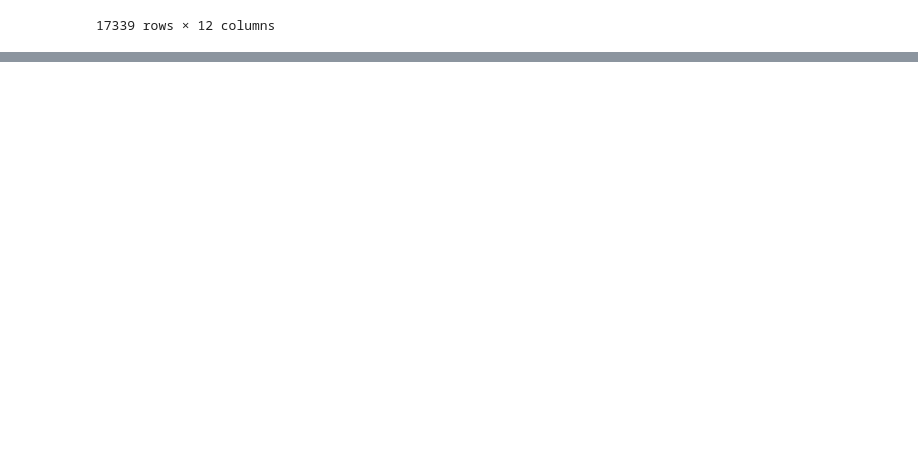
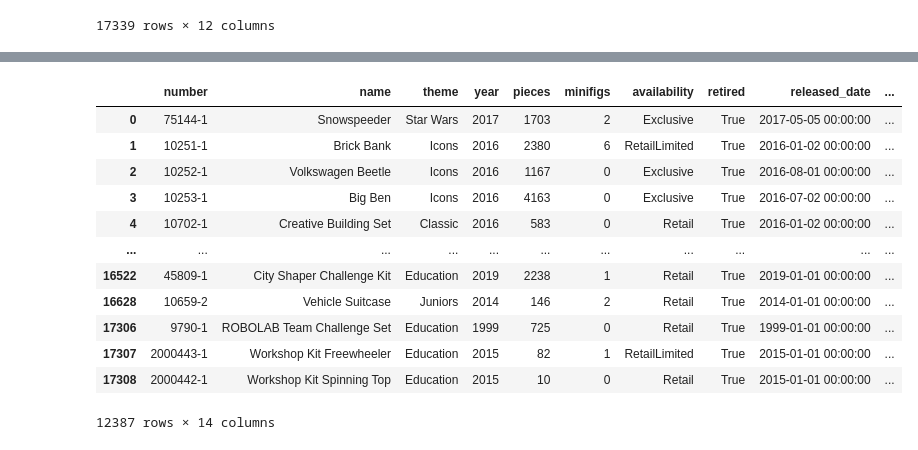
Before and after one commit to dawidgrabarczyk/lego-investment-analysis, a Jupyter notebook: lego.ipynb, the cells around one changed output, grey strips where cells are left out. Drawn from its saved outputs; the diff is of its cells as text; code cells hidden in the pictures; blank space fills up the shorter version.

```diff
--- a/lego.ipynb
+++ b/lego.ipynb
@@ -122,0 +145,28 @@ df
+# %%
+#filer database
+df = df[(df['year'] >= 1980) & (df['year'] <= 2022)]
+df = df[(df['retail'] != 0)]
+df = df[(df['retired'] == True)]
+
+#reset index (number rows ascending)
+sets_themes = df.reset_index(drop=True)
+# %%
+#create new columns (HPR, HPY, APR)
+df['HPR'] = (df['value'] - df['retail']) / df['retail']
+df['APR'] = ((df['HPR'] + 1) ** (1/(2024 - df['year']))) - 1
+
+df
+# %% [output]
+|  | number | name | theme | year | pieces | minifigs | availability | retired | released_date | ... |
+| 0 | 75144-1 | Snowspeeder | Star Wars | 2017 | 1703 | 2 | Exclusive | True | 2017-05-05 00:00:00 | ... |
+| 1 | 10251-1 | Brick Bank | Icons | 2016 | 2380 | 6 | RetailLimited | True | 2016-01-02 00:00:00 | ... |
+| 2 | 10252-1 | Volkswagen Beetle | Icons | 2016 | 1167 | 0 | Exclusive | True | 2016-08-01 00:00:00 | ... |
+| 3 | 10253-1 | Big Ben | Icons | 2016 | 4163 | 0 | Exclusive | True | 2016-07-02 00:00:00 | ... |
+| 4 | 10702-1 | Creative Building Set | Classic | 2016 | 583 | 0 | Retail | True | 2016-01-02 00:00:00 | ... |
+| ... | ... | ... | ... | ... | ... | ... | ... | ... | ... | ... |
+| 16522 | 45809-1 | City Shaper Challenge Kit | Education | 2019 | 2238 | 1 | Retail | True | 2019-01-01 00:00:00 | ... |
+| 16628 | 10659-2 | Vehicle Suitcase | Juniors | 2014 | 146 | 2 | Retail | True | 2014-01-01 00:00:00 | ... |
+| 17306 | 9790-1 | ROBOLAB Team Challenge Set | Education | 1999 | 725 | 0 | Retail | True | 1999-01-01 00:00:00 | ... |
+| 17307 | 2000443-1 | Workshop Kit Freewheeler | Education | 2015 | 82 | 1 | RetailLimited | True | 2015-01-01 00:00:00 | ... |
+| 17308 | 2000442-1 | Workshop Kit Spinning Top | Education | 2015 | 10 | 0 | Retail | True | 2015-01-01 00:00:00 | ... |
+12387 rows × 14 columns
```
Also changed, not shown: parts of 11 cells of this notebook, 1 other file.
